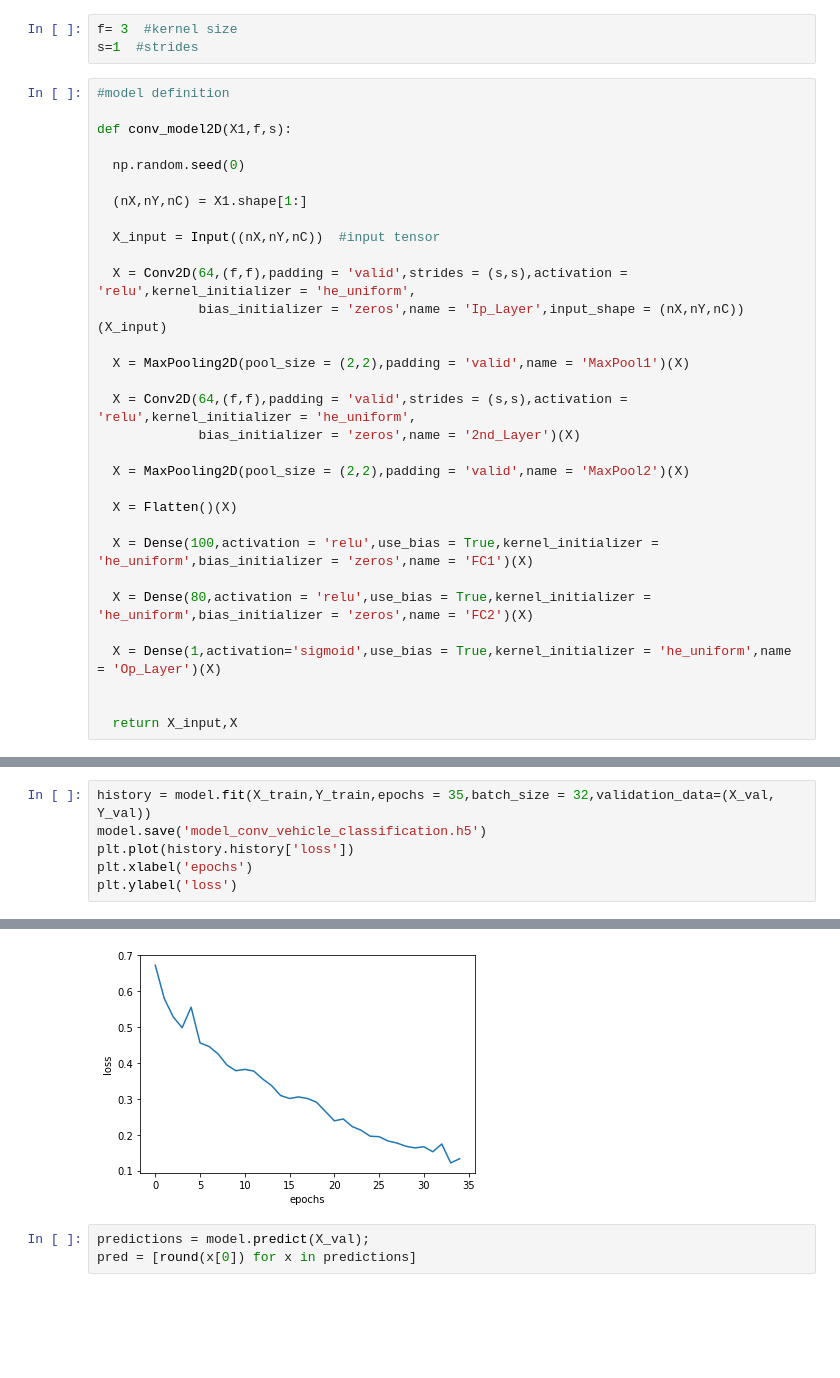
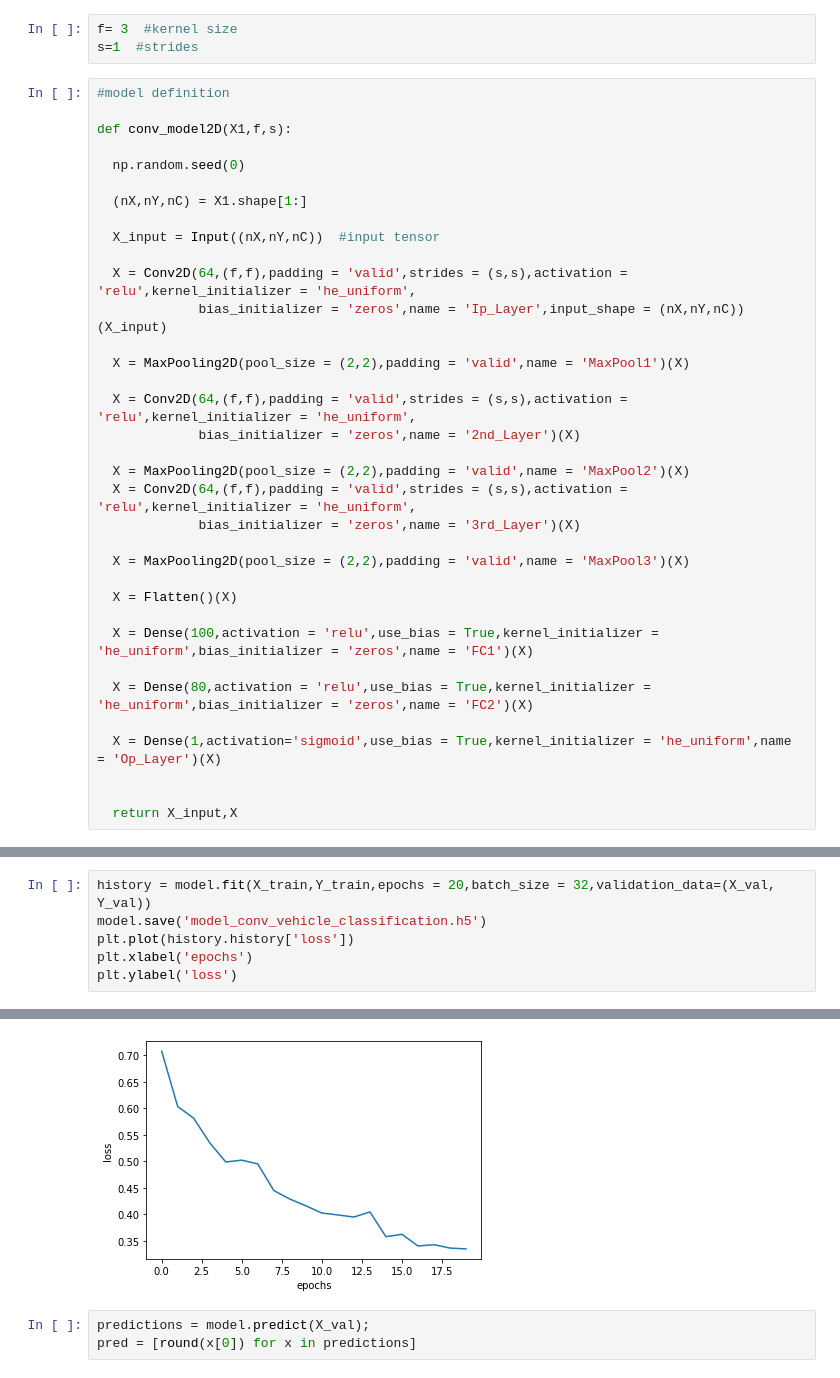
Before and after one commit to sridharsakkari/Image-Classification, a Jupyter notebook: Computer_Vision_ImageClassification.ipynb, the cells around one changed output, grey strips where cells are left out. Cells and saved outputs as stored; diff of their text form; blank space fills up the shorter version.

```diff
--- a/Computer_Vision_ImageClassification.ipynb
+++ b/Computer_Vision_ImageClassification.ipynb
@@ -120,6 +120,10 @@ def conv_model2D(X1,f,s):
              bias_initializer = 'zeros',name = '2nd_Layer')(X)
 
   X = MaxPooling2D(pool_size = (2,2),padding = 'valid',name = 'MaxPool2')(X)
+  X = Conv2D(64,(f,f),padding = 'valid',strides = (s,s),activation = 'relu',kernel_initializer = 'he_uniform',
+             bias_initializer = 'zeros',name = '3rd_Layer')(X)
+
+  X = MaxPooling2D(pool_size = (2,2),padding = 'valid',name = 'MaxPool3')(X)
 
   X = Flatten()(X)
 
@@ -165,5 +169,5 @@ _________________________________________________________________
 # %%
-history = model.fit(X_train,Y_train,epochs = 35,batch_size = 32,validation_data=(X_val, Y_val))
+history = model.fit(X_train,Y_train,epochs = 20,batch_size = 32,validation_data=(X_val, Y_val))
 model.save('model_conv_vehicle_classification.h5')
 plt.plot(history.history['loss'])
 plt.xlabel('epochs')
@@ -189,5 +193,5 @@ Epoch 35/35
 Text(0, 0.5, 'loss')
-[figure, old version]
+[figure, new version]
 # %%
 predictions = model.predict(X_val);
 pred = [round(x[0]) for x in predictions]
```
Also changed, not shown: parts of 7 cells of this notebook.
